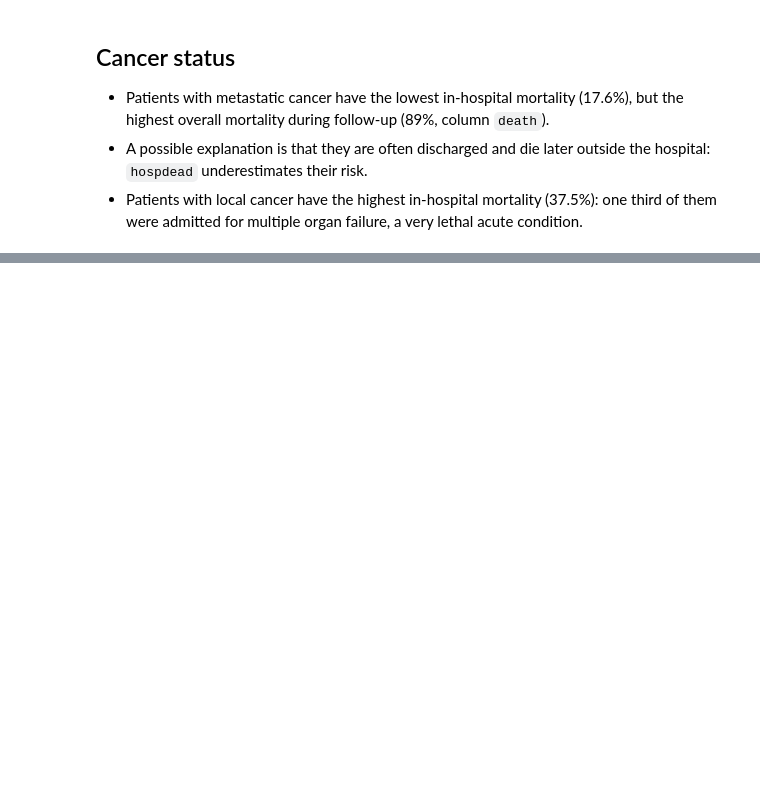
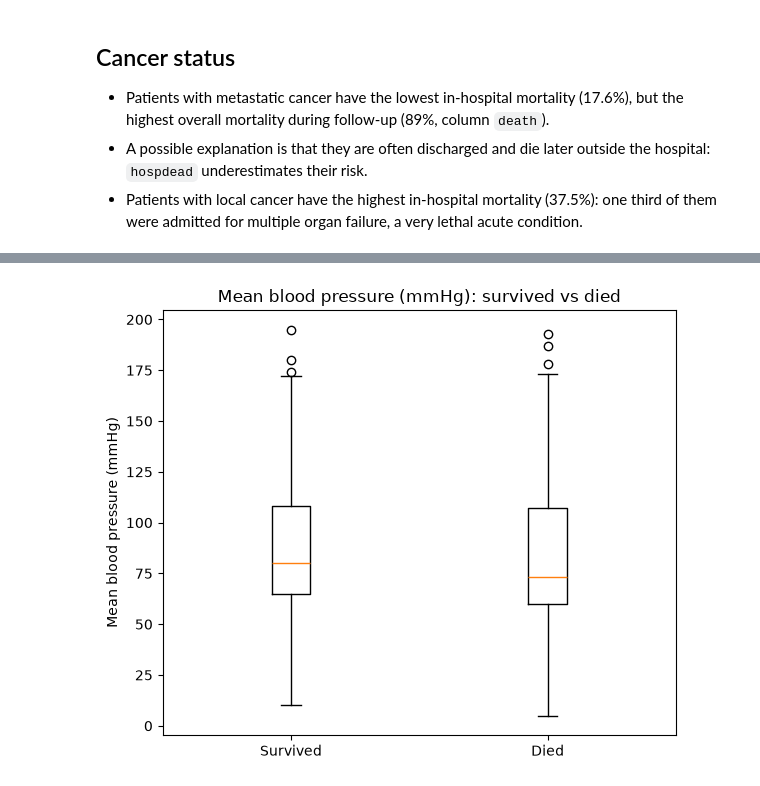
Before and after one commit to HamidMardani78/mortality-analysis, a Jupyter notebook: 01_exploration.ipynb, the cells around one changed output, grey strips where cells are left out. Saved outputs shown, nothing was run; the diff lists cells and outputs as text; code cells hidden in the pictures; blank space fills up the shorter version.

```diff
--- a/01_exploration.ipynb
+++ b/01_exploration.ipynb
@@ -261,0 +274,5 @@ plot_mortality_by_group(table, "In-hospital mortality by cancer status",
+# %%
+plot_survived_vs_died(df_clean, "meanbp", "Mean blood pressure (mmHg)",
+                      "figures/meanbp_boxplot.png")
+# %% [output]
+[figure, added]
```
Also changed, not shown: parts of 3 cells of this notebook, 3 other files.
